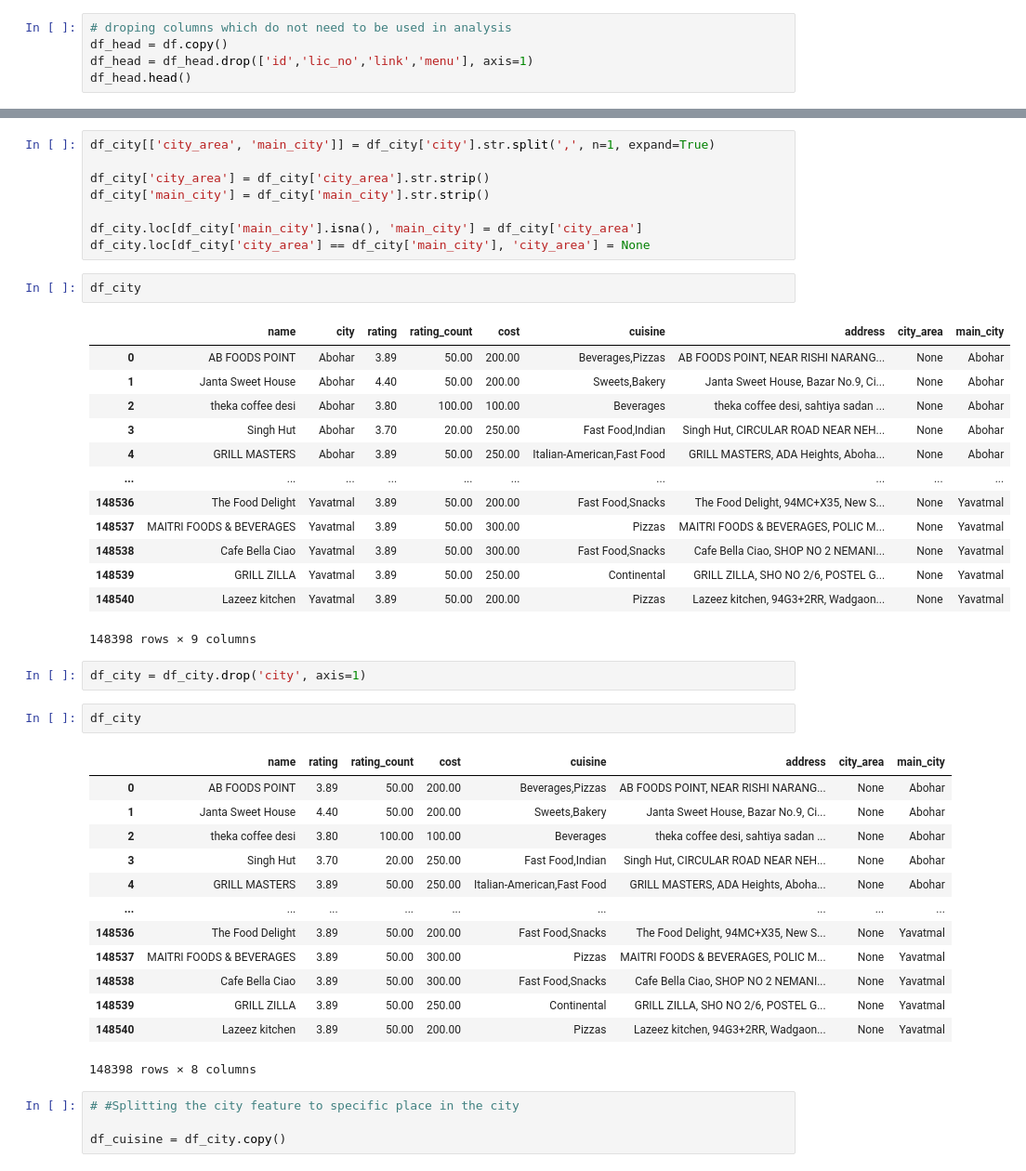
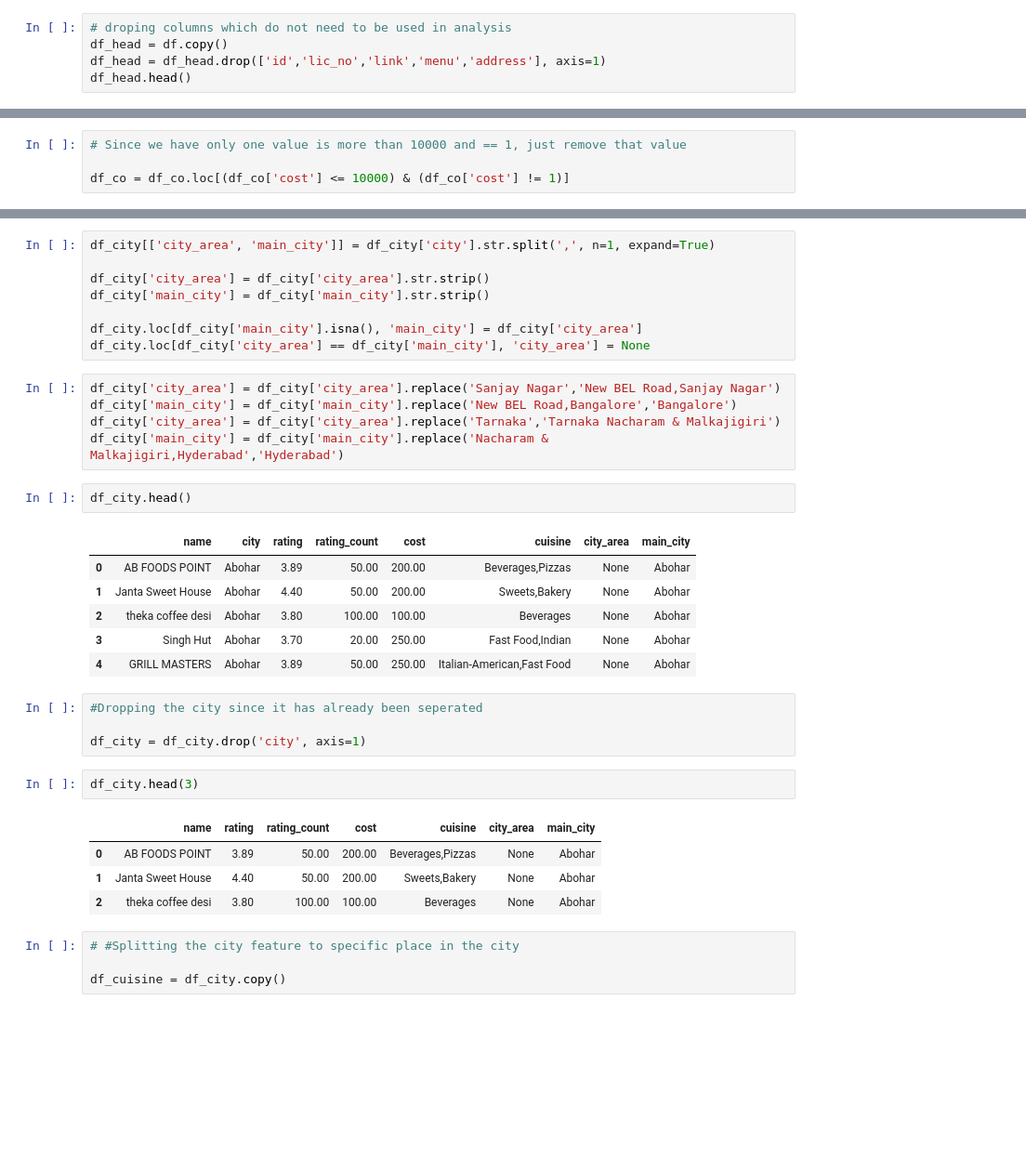
Before and after one commit to RameshDS2025/Swiggy-Restaurant-Recommendation-System, a Jupyter notebook: SRRS.ipynb, the cells around one changed output, grey strips where cells are left out. Shown at 93% size. Drawn from its saved outputs; the diff is of its cells as text; blank space fills up the shorter version.

```diff
--- a/SRRS.ipynb
+++ b/SRRS.ipynb
@@ -34,6 +34,6 @@ memory usage: 12.5+ MB
 # %%
 # droping columns which do not need to be used in analysis
 df_head = df.copy()
-df_head = df_head.drop(['id','lic_no','link','menu'], axis=1)
+df_head = df_head.drop(['id','lic_no','link','menu','address'], axis=1)
 df_head.head()
 # %% [output]
@@ -129,4 +125,8 @@ address            86
 dtype: int64
+# %%
+# Since we have only one value is more than 10000 and == 1, just remove that value
+
+df_co = df_co.loc[(df_co['cost'] <= 10000) & (df_co['cost'] != 1)]
 # %%
 # dropping the nan values
 df_drop = df_co.copy()
@@ -213,40 +209,31 @@ df_city['main_city'] = df_city['main_city'].str.strip()
 
 df_city.loc[df_city['main_city'].isna(), 'main_city'] = df_city['city_area']
 df_city.loc[df_city['city_area'] == df_city['main_city'], 'city_area'] = None
+# %%
+df_city['city_area'] = df_city['city_area'].replace('Sanjay Nagar','New BEL Road,Sanjay Nagar')
+df_city['main_city'] = df_city['main_city'].replace('New BEL Road,Bangalore','Bangalore')
+df_city['city_area'] = df_city['city_area'].replace('Tarnaka','Tarnaka Nacharam & Malkajigiri')
+df_city['main_city'] = df_city['main_city'].replace('Nacharam & Malkajigiri,Hyderabad','Hyderabad')
 # %%
-df_city
+df_city.head()
 # %% [output]
-|  | name | city | rating | rating_count | cost | cuisine | address | city_area | main_city |
-| 0 | AB FOODS POINT | Abohar | 3.89 | 50.00 | 200.00 | Beverages,Pizzas | AB FOODS POINT, NEAR RISHI NARANG... | None | Abohar |
-| 1 | Janta Sweet House | Abohar | 4.40 | 50.00 | 200.00 | Sweets,Bakery | Janta Sweet House, Bazar No.9, Ci... | None | Abohar |
-| 2 | theka coffee desi | Abohar | 3.80 | 100.00 | 100.00 | Beverages | theka coffee desi, sahtiya sadan ... | None | Abohar |
-| 3 | Singh Hut | Abohar | 3.70 | 20.00 | 250.00 | Fast Food,Indian | Singh Hut, CIRCULAR ROAD NEAR NEH... | None | Abohar |
-| 4 | GRILL MASTERS | Abohar | 3.89 | 50.00 | 250.00 | Italian-American,Fast Food | GRILL MASTERS, ADA Heights, Aboha... | None | Abohar |
-| ... | ... | ... | ... | ... | ... | ... | ... | ... | ... |
-| 148536 | The Food Delight | Yavatmal | 3.89 | 50.00 | 200.00 | Fast Food,Snacks | The Food Delight, 94MC+X35, New S... | None | Yavatmal |
-| 148537 | MAITRI FOODS & BEVERAGES | Yavatmal | 3.89 | 50.00 | 300.00 | Pizzas | MAITRI FOODS & BEVERAGES, POLIC M... | None | Yavatmal |
-| 148538 | Cafe Bella Ciao | Yavatmal | 3.89 | 50.00 | 300.00 | Fast Food,Snacks | Cafe Bella Ciao, SHOP NO 2 NEMANI... | None | Yavatmal |
-| 148539 | GRILL ZILLA | Yavatmal | 3.89 | 50.00 | 250.00 | Continental | GRILL ZILLA, SHO NO 2/6, POSTEL G... | None | Yavatmal |
-| 148540 | Lazeez kitchen | Yavatmal | 3.89 | 50.00 | 200.00 | Pizzas | Lazeez kitchen, 94G3+2RR, Wadgaon... | None | Yavatmal |
+|  | name | city | rating | rating_count | cost | cuisine | city_area | main_city |
+| 0 | AB FOODS POINT | Abohar | 3.89 | 50.00 | 200.00 | Beverages,Pizzas | None | Abohar |
+| 1 | Janta Sweet House | Abohar | 4.40 | 50.00 | 200.00 | Sweets,Bakery | None | Abohar |
+| 2 | theka coffee desi | Abohar | 3.80 | 100.00 | 100.00 | Beverages | None | Abohar |
+| 3 | Singh Hut | Abohar | 3.70 | 20.00 | 250.00 | Fast Food,Indian | None | Abohar |
+| 4 | GRILL MASTERS | Abohar | 3.89 | 50.00 | 250.00 | Italian-American,Fast Food | None | Abohar |
-148398 rows × 9 columns
 # %%
+#Dropping the city since it has already been seperated
+
 df_city = df_city.drop('city', axis=1)
 # %%
-df_city
+df_city.head(3)
 # %% [output]
-|  | name | rating | rating_count | cost | cuisine | address | city_area | main_city |
-| 0 | AB FOODS POINT | 3.89 | 50.00 | 200.00 | Beverages,Pizzas | AB FOODS POINT, NEAR RISHI NARANG... | None | Abohar |
-| 1 | Janta Sweet House | 4.40 | 50.00 | 200.00 | Sweets,Bakery | Janta Sweet House, Bazar No.9, Ci... | None | Abohar |
-| 2 | theka coffee desi | 3.80 | 100.00 | 100.00 | Beverages | theka coffee desi, sahtiya sadan ... | None | Abohar |
-| 3 | Singh Hut | 3.70 | 20.00 | 250.00 | Fast Food,Indian | Singh Hut, CIRCULAR ROAD NEAR NEH... | None | Abohar |
-| 4 | GRILL MASTERS | 3.89 | 50.00 | 250.00 | Italian-American,Fast Food | GRILL MASTERS, ADA Heights, Aboha... | None | Abohar |
-| ... | ... | ... | ... | ... | ... | ... | ... | ... |
-| 148536 | The Food Delight | 3.89 | 50.00 | 200.00 | Fast Food,Snacks | The Food Delight, 94MC+X35, New S... | None | Yavatmal |
-| 148537 | MAITRI FOODS & BEVERAGES | 3.89 | 50.00 | 300.00 | Pizzas | MAITRI FOODS & BEVERAGES, POLIC M... | None | Yavatmal |
-| 148538 | Cafe Bella Ciao | 3.89 | 50.00 | 300.00 | Fast Food,Snacks | Cafe Bella Ciao, SHOP NO 2 NEMANI... | None | Yavatmal |
-| 148539 | GRILL ZILLA | 3.89 | 50.00 | 250.00 | Continental | GRILL ZILLA, SHO NO 2/6, POSTEL G... | None | Yavatmal |
-| 148540 | Lazeez kitchen | 3.89 | 50.00 | 200.00 | Pizzas | Lazeez kitchen, 94G3+2RR, Wadgaon... | None | Yavatmal |
+|  | name | rating | rating_count | cost | cuisine | city_area | main_city |
+| 0 | AB FOODS POINT | 3.89 | 50.00 | 200.00 | Beverages,Pizzas | None | Abohar |
+| 1 | Janta Sweet House | 4.40 | 50.00 | 200.00 | Sweets,Bakery | None | Abohar |
+| 2 | theka coffee desi | 3.80 | 100.00 | 100.00 | Beverages | None | Abohar |
-148398 rows × 8 columns
 # %%
 # #Splitting the city feature to specific place in the city
 
```
Also changed, not shown: parts of 28 cells of this notebook, 8 other files.
